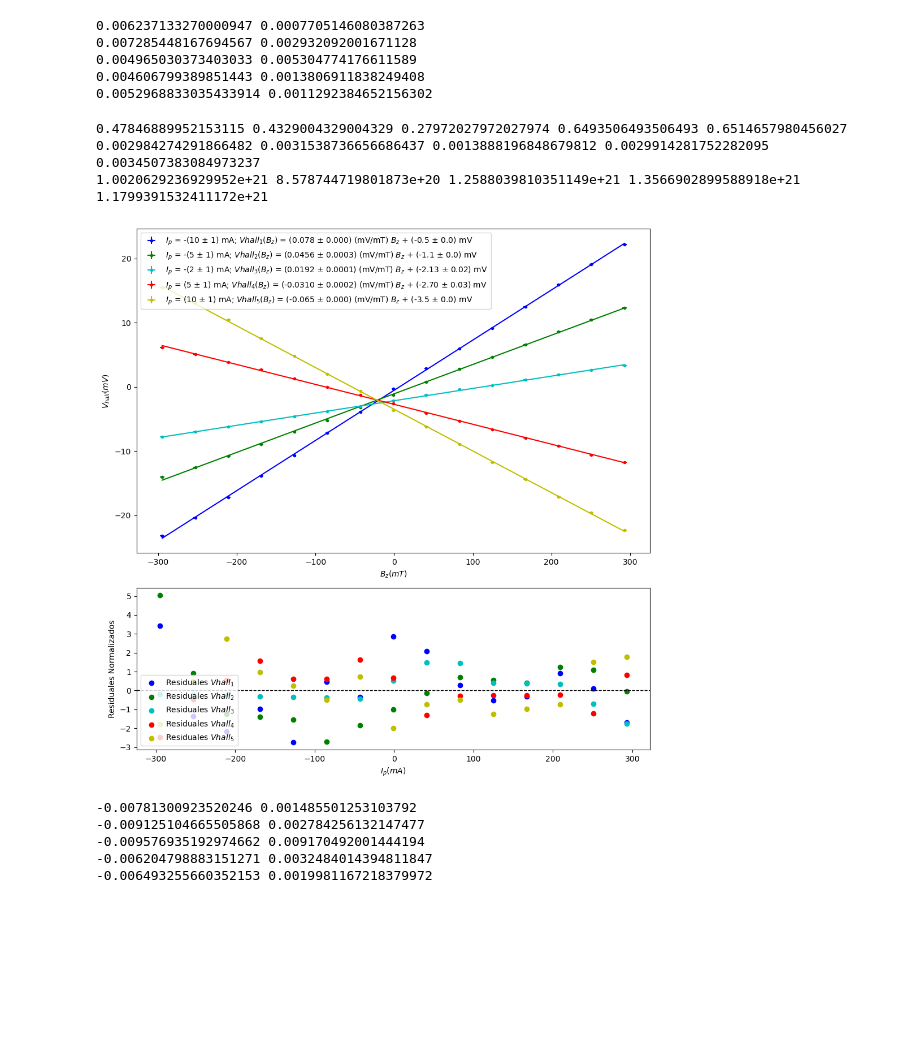
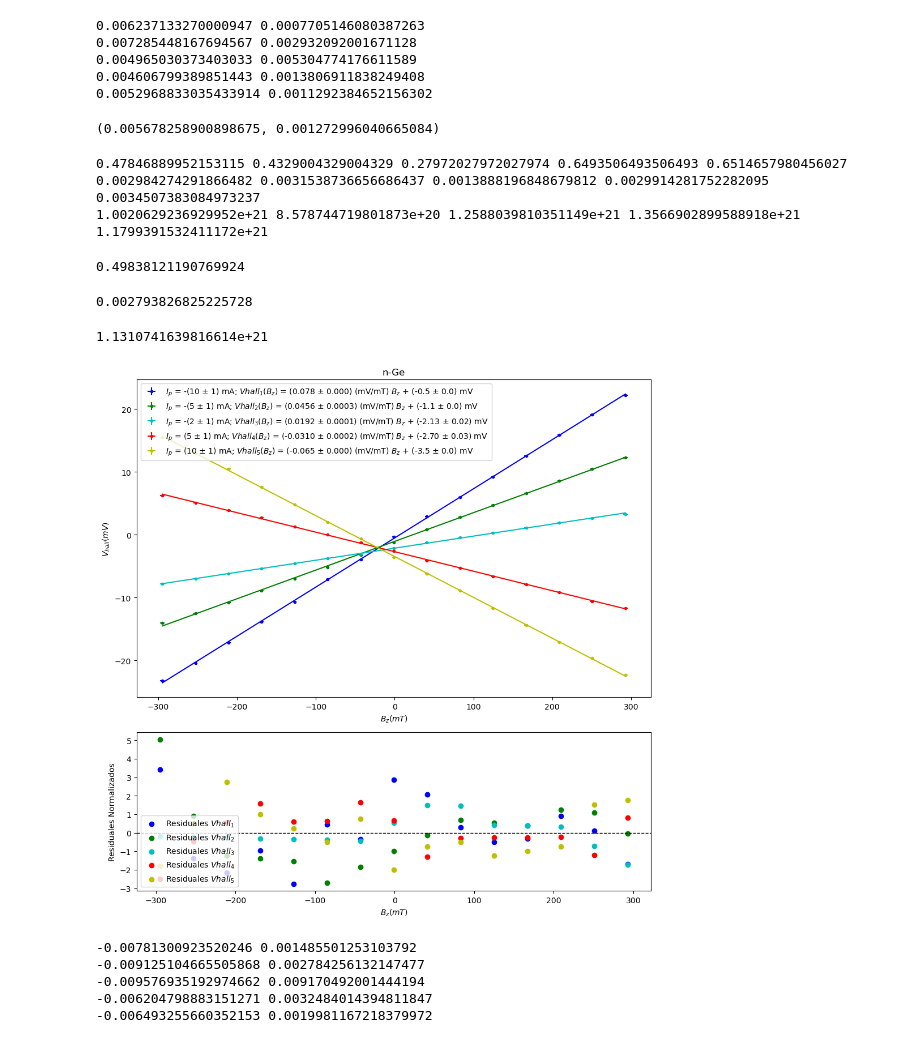
Before and after one commit to QuantumPower4/LabIntermedio2024-2, a Jupyter notebook: Efecto Hall/EfectoHall.ipynb, the cells around one changed output. Cells and saved outputs as stored; diff of their text form; code cells hidden in the pictures; blank space fills up the shorter version.

```diff
--- a/Efecto Hall/EfectoHall.ipynb
+++ b/Efecto Hall/EfectoHall.ipynb
@@ -457,6 +498,10 @@ print(RH52, sigma_RH52)
 0.004965030373403033 0.005304774176611589
 0.004606799389851443 0.0013806911838249408
 0.0052968833035433914 0.0011292384652156302
+# %%
+(RH12+RH22+RH32+RH42+RH52)/5,np.sqrt(sigma_RH12**2+sigma_RH22**2+sigma_RH32**2+sigma_RH42**2+sigma_RH52**2)/5
+# %% [output]
+(0.005678258900898675, 0.001272996040665084)
 # %%
 VLp = np.array([-0.418,-0.231,-0.143,0.154,0.307])
 cond1p = l*(-10)/(VLp[0])
@@ -487,6 +532,18 @@ print(n1p, n2p, n3p, n4p, n5p)
 0.47846889952153115 0.4329004329004329 0.27972027972027974 0.6493506493506493 0.6514657980456027
 0.002984274291866482 0.0031538736656686437 0.0013888196848679812 0.0029914281752282095 0.0034507383084973237
 1.0020629236929952e+21 8.578744719801873e+20 1.2588039810351149e+21 1.3566902899588918e+21 1.1799391532411172e+21
+# %%
+(cond1p+ cond2p+ cond3p+ cond4p+ cond5p)/5
+# %% [output]
+0.49838121190769924
+# %%
+(mu1p+ mu2p+mu3p+mu4p+mu5p)/5
+# %% [output]
+0.002793826825225728
+# %%
+np.mean([n1p, n2p, n3p, n4p, n5p])
+# %% [output]
+1.1310741639816614e+21
 # %%
 #ACT 2.2
 
@@ -553,36 +610,36 @@ ax1n.errorbar(Bz1, Vhall52n, xerr = sigma_Bz1,
 ax1n.plot(Bz1, linear_function(Bz1,*popt12n), color = "b")
 ax1n.plot(Bz1, linear_function(Bz1,*popt22n), color = "g")
 ax1n.plot(Bz1, linear_function(Bz1,*popt32n), color = "c")
 ax1n.plot(Bz1, linear_function(Bz1,*popt42n), color = "r")
 ax1n.plot(Bz1, linear_function(Bz1,*popt52n), color = "y")
 
 ax1n.set_xlabel('$B_z (mT)$')
 ax1n.set_ylabel('$V_{hall} (mV)$')
 ax1n.legend(loc='upper left')
-
+ax1n.set_title("n-Ge")
 
 residuals12n = (Vhall12n - linear_function(Bz1, *popt12n))/sigma_Vhall1
 residuals22n = (Vhall22n - linear_function(Bz1, *popt22n))/sigma_Vhall1
 residuals32n = (Vhall32n - linear_function(Bz1, *popt32n))/sigma_Vhall1
 residuals42n = (Vhall42n - linear_function(Bz1, *popt42n))/sigma_Vhall1
 residuals52n = (Vhall52n - linear_function(Bz1, *popt52n))/sigma_Vhall1
 
 ax2n.scatter(Bz1, residuals12n, alpha=1, label='Residuales $Vhall_1$', color = "b")
 ax2n.scatter(Bz1, residuals22n, alpha=1, label='Residuales $Vhall_2$', color = "g")
 ax2n.scatter(Bz1, residuals32n, alpha=1, label='Residuales $Vhall_3$', color = "c")
 ax2n.scatter(Bz1, residuals42n, alpha=1, label='Residuales $Vhall_4$', color = "r")
 ax2n.scatter(Bz1, residuals52n, alpha=1, label='Residuales $Vhall_5$', color = "y")
 
 
 ax2n.axhline(0, color='black', linewidth=1, linestyle='--')
-ax2n.set_xlabel('$I_p (mA)$')
+ax2n.set_xlabel('$B_z (mT)$')
 ax2n.set_ylabel('Residuales Normalizados')
 ax2n.legend(loc='lower left')
 
 plt.tight_layout()
 plt.show()
 # %% [output]
-[figure, old version]
+[figure, new version]
 # %%
 RH12n = slope12n*1e-3/(-10*1e-3)
 RH22n = slope22n*1e-3/(-5*1e-3)
```
Also changed, not shown: parts of 8 cells of this notebook, 6 other files.
